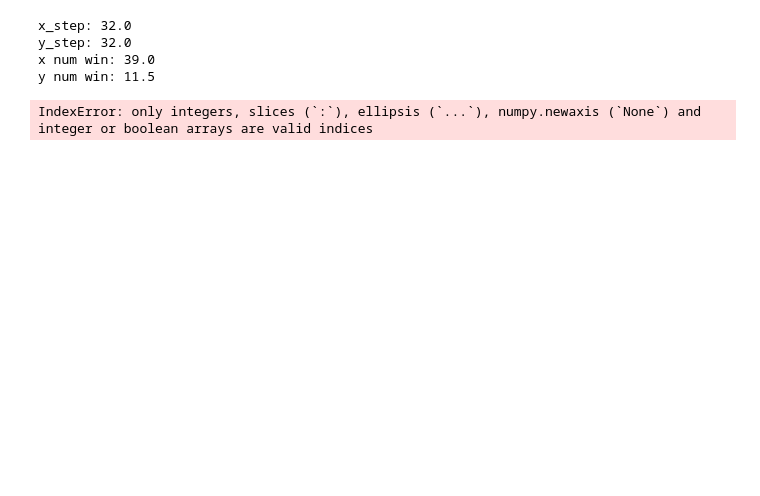
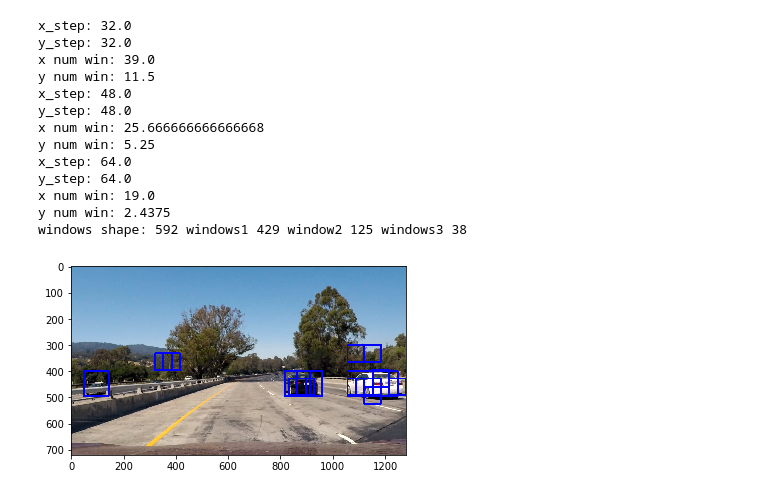
Before and after one commit to bryan0806/Udacity-CarND-Vehicle-Detection, a Jupyter notebook: Project.ipynb, the cells around one changed output. Saved outputs shown, nothing was run; the diff lists cells and outputs as text; code cells hidden in the pictures; blank space fills up the shorter version.

Commit message:
Finished multiple windows size search function

```diff
--- a/Project.ipynb
+++ b/Project.ipynb
@@ -460,33 +460,60 @@ def search_windows(img, windows, clf, scaler, cspace='RGB',
         prediction = clf.predict(test_features)
         #7) If positive (prediction == 1) then save the window
         if prediction == 1:
             on_windows.append(window)
     #8) Return windows for positive detections
     return on_windows
 
-image = mpimg.imread('test_images/test6.jpg')
+image = mpimg.imread('test_images/test1.jpg')
 draw_image = np.copy(image)
 
 # Uncomment the following line if you extracted training
 # data from .png images (scaled 0 to 1 by mpimg) and the
 # image you are searching is a .jpg (scaled 0 to 255)
 image = image.astype(np.float32)/255
 
 
+#windows = slide_window(image, x_start_stop=[None, None], y_start_stop=y_start_stop,
+#                    xy_window=(64, 64), xy_overlap=(0.5, 0.5))
 
-windows = slide_window(image, x_start_stop=[None, None], y_start_stop=y_start_stop,
+
+
+windows1 = slide_window(image, x_start_stop=[None, None], y_start_stop=y_start_stop,
                     xy_window=(64, 64), xy_overlap=(0.5, 0.5))
+
+windows2 = slide_window(image, x_start_stop=[None, None], y_start_stop=[400,700],
+                    xy_window=(96, 96), xy_overlap=(0.5, 0.5))
+
+windows3 = slide_window(image, x_start_stop=[None, None], y_start_stop=[500,720],
+                    xy_window=(128, 128), xy_overlap=(0.5, 0.5))
+
+windows = []
+
+windows.extend(windows1)
+windows.extend(windows2)
+windows.extend(windows3)
+
+print("windows shape:",len(windows),"windows1",len(windows1),"window2",len(windows2),"windows3",len(windows3))
 
 hot_windows = search_windows(image, windows, svc, X_scaler, cspace=color_space,
                         spatial_size=spatial_size)
 
 window_img = draw_boxes(draw_image, hot_windows, color=(0, 0, 255), thick=6)
 
 plt.imshow(window_img)
 plt.show()
 # %% [output]
 x_step: 32.0
 y_step: 32.0
 x num win: 39.0
 y num win: 11.5
+x_step: 48.0
+y_step: 48.0
+x num win: 25.666666666666668
+y num win: 5.25
+x_step: 64.0
+y_step: 64.0
+x num win: 19.0
+y num win: 2.4375
+windows shape: 592 windows1 429 window2 125 windows3 38
-IndexError: only integers, slices (`:`), ellipsis (`...`), numpy.newaxis (`None`) and integer or boolean arrays are valid indices
+[figure, added]
```
Also changed, not shown: parts of 4 cells of this notebook.
